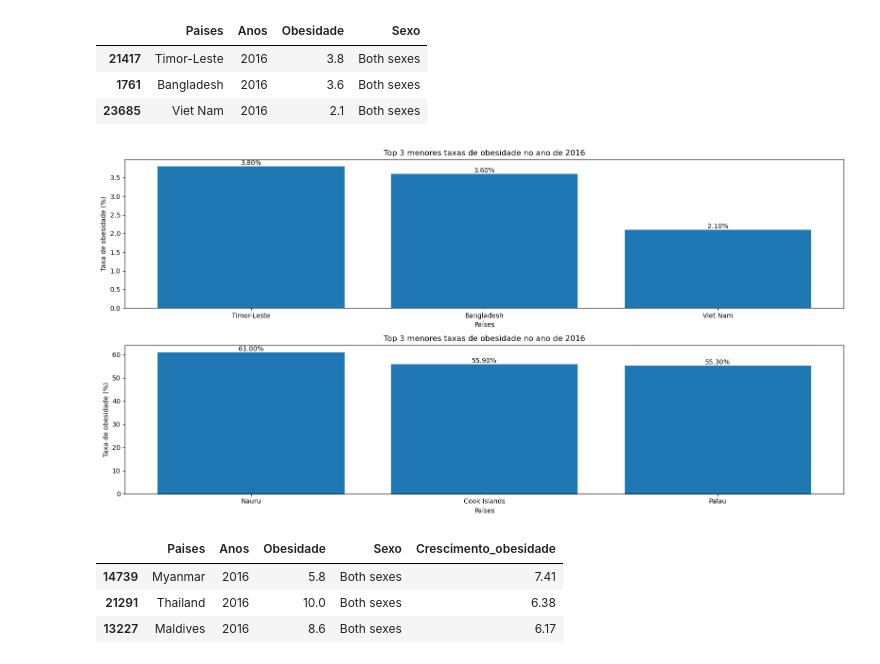
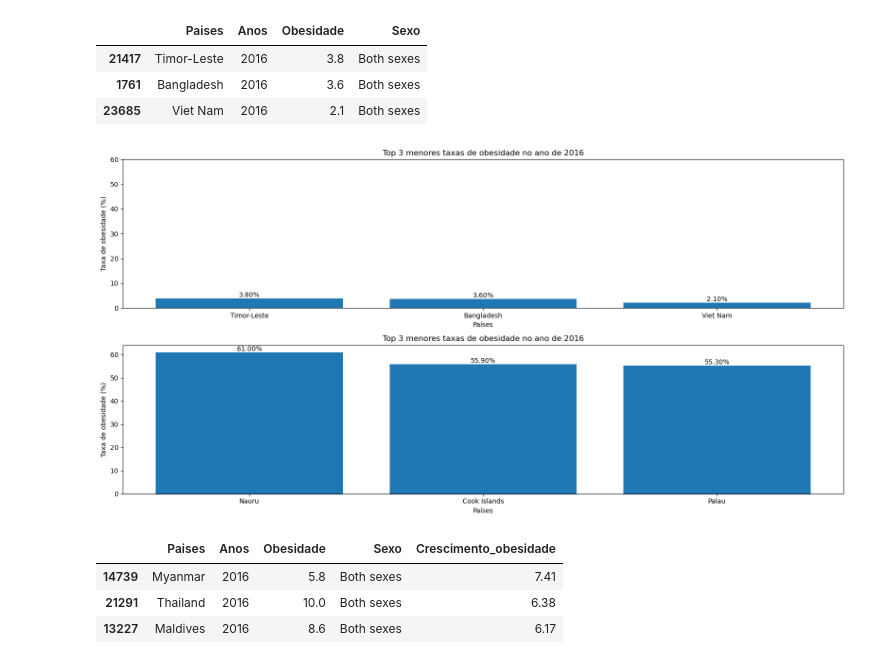
Before and after one commit to Sinvalluz/Projeto-A3-An-lise-de-dados, a Jupyter notebook: app.ipynb, the cells around one changed output. Saved outputs shown, nothing was run; the diff lists cells and outputs as text; code cells hidden in the pictures.

```diff
--- a/app.ipynb
+++ b/app.ipynb
@@ -393,11 +391,14 @@ plt.show()
 ### 2010
 # %%
 # Filtrando a pelo ano de 2010
-df_obesidade_2010 = df_obesidade_limpa[(df_obesidade_limpa['Anos'] == 2010) & (df_obesidade_limpa['Sexo'] == 'Both sexes')]
+df_obesidade_2010 = df_obesidade_limpa[(df_obesidade_limpa['Anos'] == 2010)
+                                       & (df_obesidade_limpa['Sexo'] == 'Both sexes')]
 
-# Filtrando top 3 com maior e menor em 2010
-top_3_obesidade_maior_2010 = df_obesidade_2010.sort_values('Obesidade', ascending=False).head(3)
-top_3_obesidade_menor_2010 = df_obesidade_2010.sort_values('Obesidade', ascending=False).tail(3)
+df_obesidade_2010 = df_obesidade_2010.sort_values('Obesidade', ascending=False)
+
+# Filtrando top 3 com maior e menor taxa de obesidade em 2016
+top_3_obesidade_maior_2010 = df_obesidade_2010.head(3)
+top_3_obesidade_menor_2010 = df_obesidade_2010.tail(3)
 display(top_3_obesidade_maior_2010)
 display(top_3_obesidade_menor_2010)
 # %% [output]
@@ -415,15 +416,21 @@ fig, (ax_obesidade_2010_menor, ax_obesidade_2010_maior) = plt.subplots(2, 1 , fi
 barras_obesidade_2010_menor = ax_obesidade_2010_menor.bar(top_3_obesidade_menor_2010['Paises'], top_3_obesidade_menor_2010['Obesidade'])
 barras_obesidade_2010_maior = ax_obesidade_2010_maior.bar(top_3_obesidade_maior_2010['Paises'], top_3_obesidade_maior_2010['Obesidade'])
 
+# Definindo os limites dos eixos X e Y
+lim_y_max = int(df_obesidade_2010['Obesidade'].max())
+lim_y_min = int(df_obesidade_2010['Obesidade'].min())
+
 # Adicionar títulos e rótulos menor
 ax_obesidade_2010_menor.set_title('Top 3 menores taxas de obesidade no ano de 2010')
 ax_obesidade_2010_menor.set_xlabel('Países')
 ax_obesidade_2010_menor.set_ylabel('Taxa de obesidade (%)')
+ax_obesidade_2010_menor.set_yticks(range(0, lim_y_max + 1, 10))
 
 # Adicionar títulos e rótulos maior
 ax_obesidade_2010_maior.set_title('Top 3 menores taxas de obesidade no ano de 2010')
 ax_obesidade_2010_maior.set_xlabel('Países')
 ax_obesidade_2010_maior.set_ylabel('Taxa de obesidade (%)')
+ax_obesidade_2010_maior.set_yticks(range(0, lim_y_max + 1, 10))
 
 # Valores em cima das barras
 for barra in barras_obesidade_2010_menor:
@@ -467,15 +478,21 @@ fig, (ax_obesidade_crescimento_2010_menor, ax_obesidade_crescimento_2010_maior)
 barras_obesidade_crescimento_2010_menor = ax_obesidade_crescimento_2010_menor.bar(df_obesidade_2010_crescimento_menor['Paises'], df_obesidade_2010_crescimento_menor['Crescimento_obesidade'])
 barras_obesidade_crescimento_2010_maior = ax_obesidade_crescimento_2010_maior.bar(df_obesidade_2010_crescimento_maior['Paises'], df_obesidade_2010_crescimento_maior['Crescimento_obesidade'])
 
+# Definindo os limites dos eixos X e Y
+lim_y_max = int(df_obesidade_2010_crescimento['Crescimento_obesidade'].max())
+lim_y_min = int(df_obesidade_2010_crescimento['Crescimento_obesidade'].min())
+
 # Adicionar títulos e rótulos menor
 ax_obesidade_crescimento_2010_menor.set_title('Top 3 menores Crescimento de obesidade no ano de 2010')
 ax_obesidade_crescimento_2010_menor.set_xlabel('Países')
 ax_obesidade_crescimento_2010_menor.set_ylabel('Crescimento obesidade (%)')
+ax_obesidade_crescimento_2010_menor.set_yticks(range(lim_y_min, lim_y_max + 5, 10))
 
 # Adicionar títulos e rótulos maior
 ax_obesidade_crescimento_2010_maior.set_title('Top 3 maiores Crescimento de obesidade no ano de 2010')
 ax_obesidade_crescimento_2010_maior.set_xlabel('Países')
 ax_obesidade_crescimento_2010_maior.set_ylabel('Crescimento obesidade (%)')
+ax_obesidade_crescimento_2010_maior.set_yticks(range(lim_y_min, lim_y_max + 5, 10))
 
 # Valores em cima das barras
 for barra in barras_obesidade_crescimento_2010_menor:
@@ -499,9 +516,11 @@ plt.show()
 # Filtrando a pelo ano de 2016
 df_obesidade_2016 = df_obesidade_limpa[(df_obesidade_limpa['Anos'] == 2016) & (df_obesidade_limpa['Sexo'] == 'Both sexes')]
 
+df_obesidade_2016 = df_obesidade_2016.sort_values('Obesidade', ascending=False)
+
 # Filtrando top 3 com maior e menor taxa de obesidade em 2016
-top_3_obesidade_maior_2016 = df_obesidade_2016.sort_values('Obesidade', ascending=False).head(3)
-top_3_obesidade_menor_2016 = df_obesidade_2016.sort_values('Obesidade', ascending=False).tail(3)
+top_3_obesidade_maior_2016 = df_obesidade_2016.head(3)
+top_3_obesidade_menor_2016 = df_obesidade_2016.tail(3)
 display(top_3_obesidade_maior_2016)
 display(top_3_obesidade_menor_2016)
 # %% [output]
@@ -517,32 +536,38 @@ display(top_3_obesidade_menor_2016)
 fig, (ax_obesidade_2016_menor, ax_obesidade_2016_maior) = plt.subplots(2, 1 , figsize=(16, 8))
 
 barras_obesidade_2016_menor = ax_obesidade_2016_menor.bar(top_3_obesidade_menor_2016['Paises'], top_3_obesidade_menor_2016['Obesidade'])
 barras_obesidade_2016_maior = ax_obesidade_2016_maior.bar(top_3_obesidade_maior_2016['Paises'], top_3_obesidade_maior_2016['Obesidade'])
 
+# Definindo os limites dos eixos X e Y
+lim_y_max = int(df_obesidade_2016['Obesidade'].max())
+lim_y_min = int(df_obesidade_2016['Obesidade'].min())
+
 # Adicionar títulos e rótulos menor
 ax_obesidade_2016_menor.set_title('Top 3 menores taxas de obesidade no ano de 2016')
 ax_obesidade_2016_menor.set_xlabel('Países')
 ax_obesidade_2016_menor.set_ylabel('Taxa de obesidade (%)')
+ax_obesidade_2016_menor.set_yticks(range(0, lim_y_max + 1, 10))
 
 # Adicionar títulos e rótulos maior
 ax_obesidade_2016_maior.set_title('Top 3 menores taxas de obesidade no ano de 2016')
 ax_obesidade_2016_maior.set_xlabel('Países')
 ax_obesidade_2016_maior.set_ylabel('Taxa de obesidade (%)')
+ax_obesidade_2016_maior.set_yticks(range(0, lim_y_max + 1, 10))
 
 # Valores em cima das barras
 for barra in barras_obesidade_2016_menor:
     altura = barra.get_height()
     ax_obesidade_2016_menor.text(barra.get_x() + barra.get_width() / 2, altura,
                  '{:.2f}%'.format(altura), ha='center', va='bottom')
 
 # Valores em cima das barras
 for barra in barras_obesidade_2016_maior:
     altura = barra.get_height()
     ax_obesidade_2016_maior.text(barra.get_x() + barra.get_width() / 2, altura,
                  '{:.2f}%'.format(altura), ha='center', va='bottom')
 
 plt.tight_layout()
 plt.show()
 # %% [output]
-[figure, old version]
+[figure, new version]
 # %%
```
Also changed, not shown: parts of 28 cells of this notebook, 1 other file.
